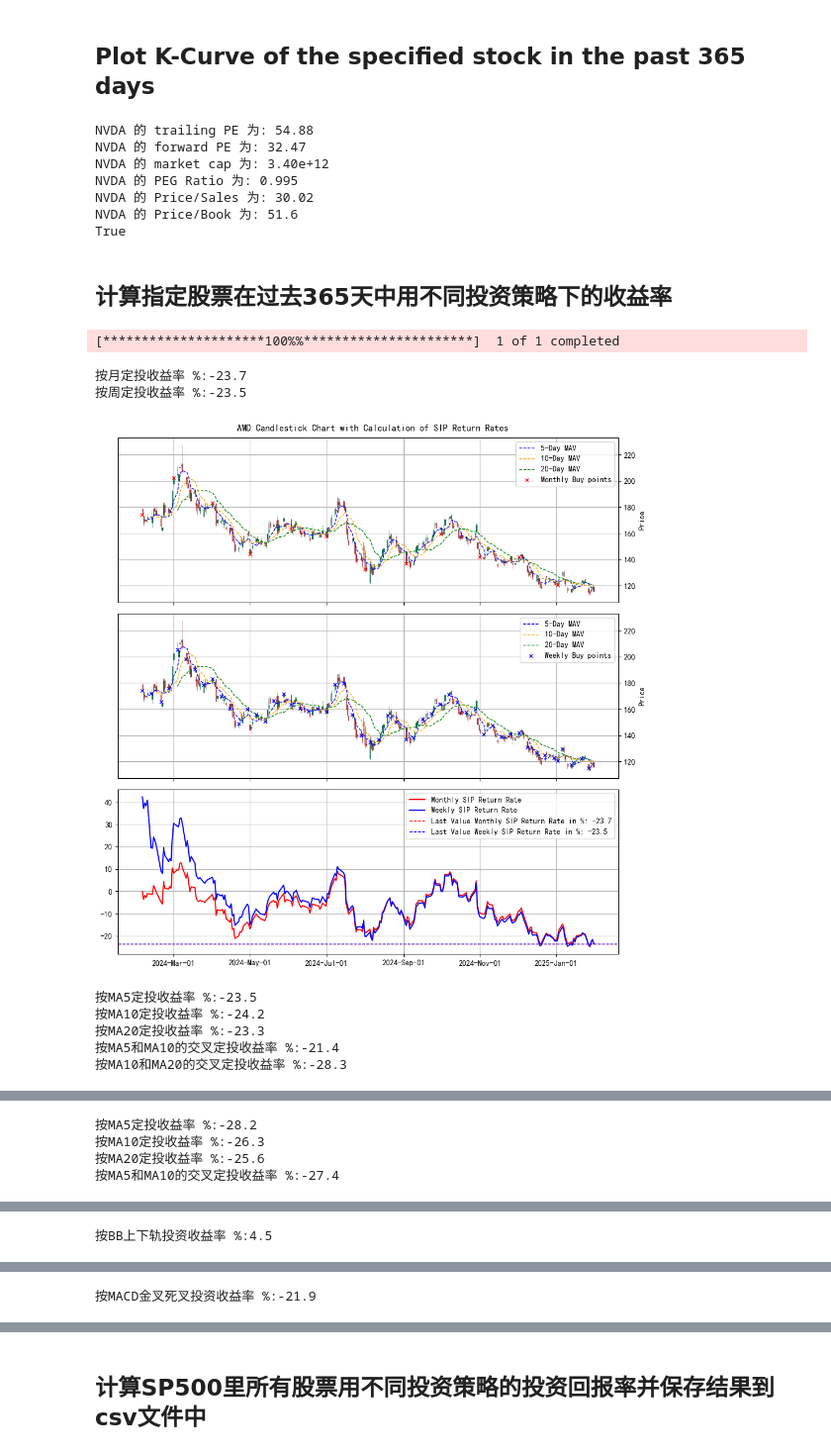
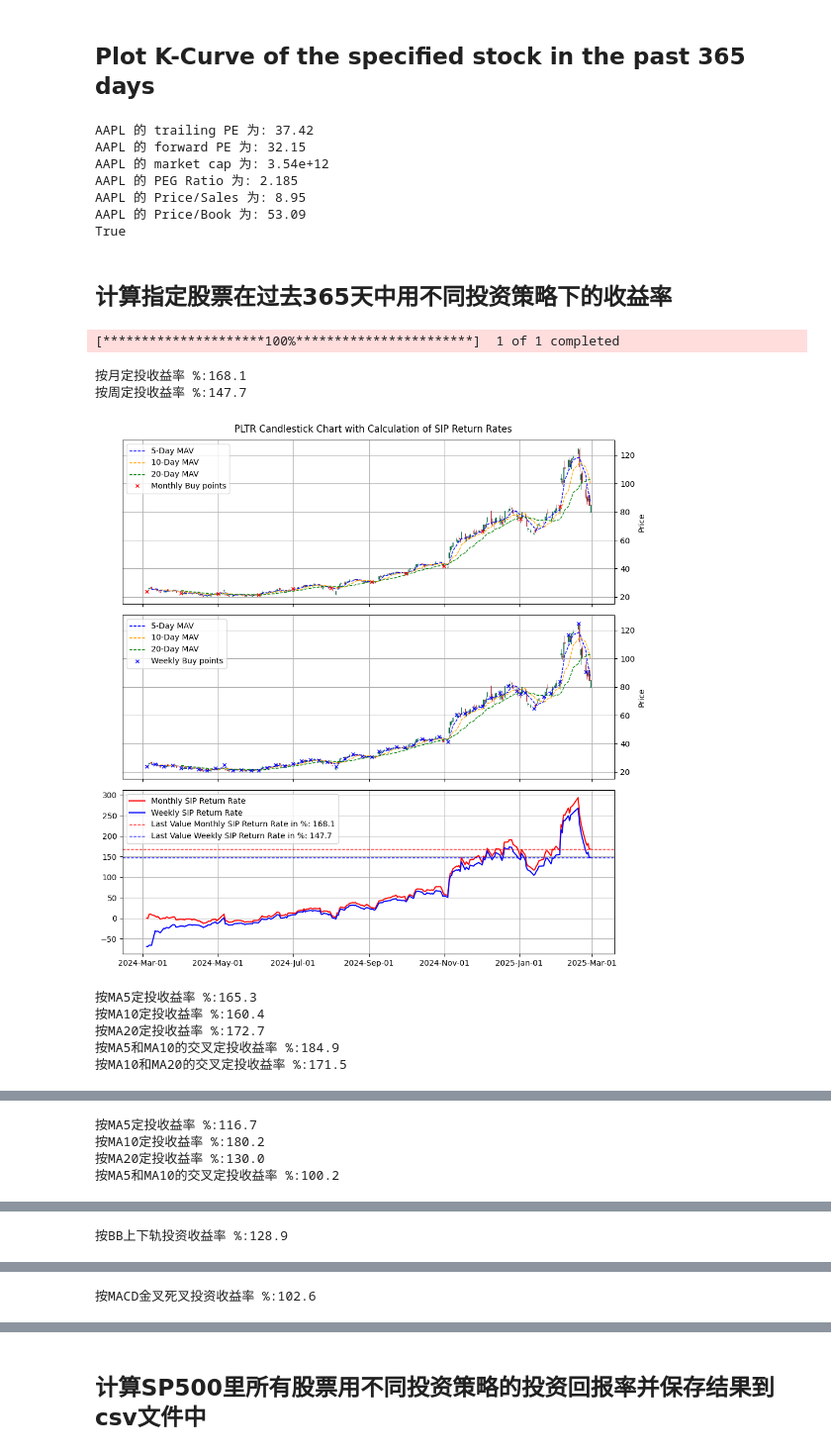
Before and after one commit to cyp9313/My_Stock_Analysis_Tools, a Jupyter notebook: Stock_Analyzer.ipynb, the cells around one changed output, grey strips where cells are left out. Shown at 99% size. Drawn from its saved outputs; the diff is of its cells as text; code cells hidden in the pictures.

```diff
--- a/Stock_Analyzer.ipynb
+++ b/Stock_Analyzer.ipynb
@@ -341,7 +442,7 @@ from dateutil.parser import ParserError
 # 获取指定股票数据
 # stock_ticker = '510300.SS'
 # stock_ticker = '002594.SZ' # 比亚迪
-stock_ticker = 'NVDA'
+stock_ticker = 'AAPL'
 # Earnings_data,trailing_pe_AV, forward_pe_AV, market_cap_AV, peg_ratio_AV, price_to_sales_AV, price_to_book_AV = CallEarningsInfo(stock_ticker)
 trailing_pe_AV, forward_pe_AV, market_cap_AV, peg_ratio_AV, price_to_sales_AV, price_to_book_AV = CallEarningsInfo(stock_ticker)
 end_date = datetime.date.today() + pd.offsets.BusinessDay(1)
@@ -623,27 +724,27 @@ plt.show()
 # fig2 = go.Figure(plotly_fig)
 # fig2.show()
 # %% [output]
-NVDA 的 trailing PE 为: 54.88
-NVDA 的 forward PE 为: 32.47
-NVDA 的 market cap 为: 3.40e+12
-NVDA 的 PEG Ratio 为: 0.995
-NVDA 的 Price/Sales 为: 30.02
-NVDA 的 Price/Book 为: 51.6
+AAPL 的 trailing PE 为: 37.42
+AAPL 的 forward PE 为: 32.15
+AAPL 的 market cap 为: 3.54e+12
+AAPL 的 PEG Ratio 为: 2.185
+AAPL 的 Price/Sales 为: 8.95
+AAPL 的 Price/Book 为: 53.09
 True
 # %% [markdown]
 ## 计算指定股票在过去365天中用不同投资策略下的收益率
 # %%
 %matplotlib inline
 end_date = datetime.date.today() + pd.offsets.BusinessDay(1)
-start_date = end_date - datetime.timedelta(days=365)
-SIPReturnCalcn('AMD',start_date,end_date)
+start_date = end_date - datetime.timedelta(days= 365)
+SIPReturnCalcn('PLTR',start_date,end_date)
 # %% [output]
-[*********************100%%**********************]  1 of 1 completed
+[*********************100%***********************]  1 of 1 completed
-按月定投收益率 %:-23.7
-按周定投收益率 %:-23.5
+按月定投收益率 %:168.1
+按周定投收益率 %:147.7
-[figure, old version]
+[figure, new version]
-按MA5定投收益率 %:-23.5
-按MA10定投收益率 %:-24.2
-按MA20定投收益率 %:-23.3
-按MA5和MA10的交叉定投收益率 %:-21.4
-按MA10和MA20的交叉定投收益率 %:-28.3
+按MA5定投收益率 %:165.3
+按MA10定投收益率 %:160.4
+按MA20定投收益率 %:172.7
+按MA5和MA10的交叉定投收益率 %:184.9
+按MA10和MA20的交叉定投收益率 %:171.5
@@ -651,4 +752,4 @@ SIPReturnCalcn('AMD',start_date,end_date)
-按MA5定投收益率 %:-28.2
-按MA10定投收益率 %:-26.3
-按MA20定投收益率 %:-25.6
-按MA5和MA10的交叉定投收益率 %:-27.4
+按MA5定投收益率 %:116.7
+按MA10定投收益率 %:180.2
+按MA20定投收益率 %:130.0
+按MA5和MA10的交叉定投收益率 %:100.2
@@ -656 +757 @@ SIPReturnCalcn('AMD',start_date,end_date)
-按BB上下轨投资收益率 %:4.5
+按BB上下轨投资收益率 %:128.9
@@ -658 +759 @@ SIPReturnCalcn('AMD',start_date,end_date)
-按MACD金叉死叉投资收益率 %:-21.9
+按MACD金叉死叉投资收益率 %:102.6
```
Also changed, not shown: parts of 3 cells of this notebook.
